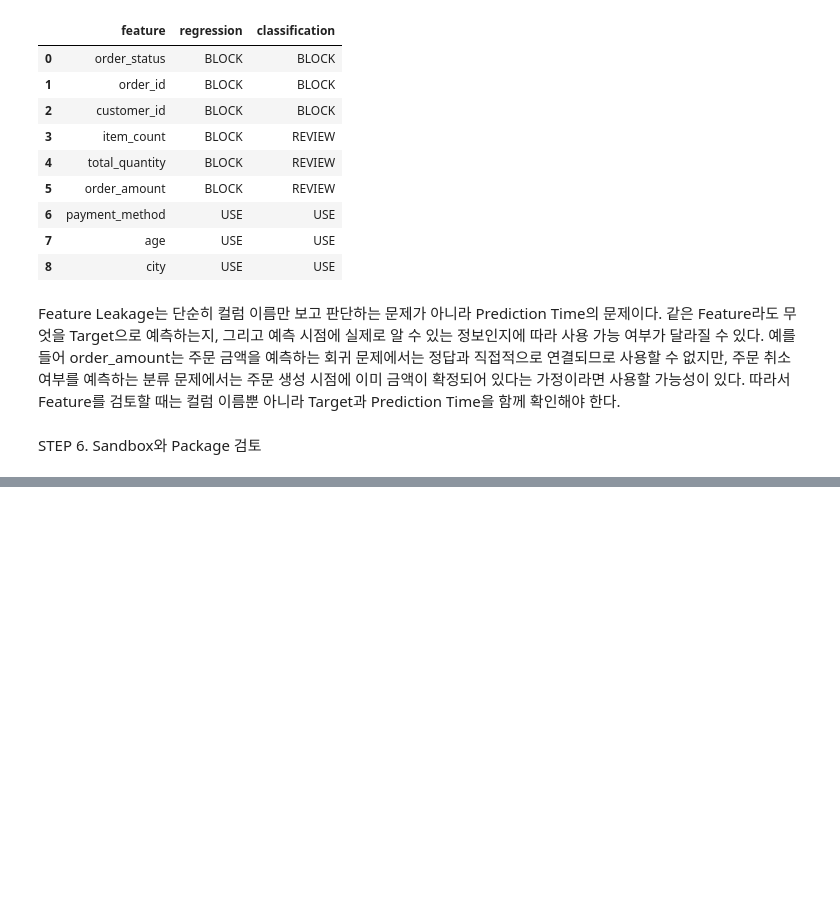
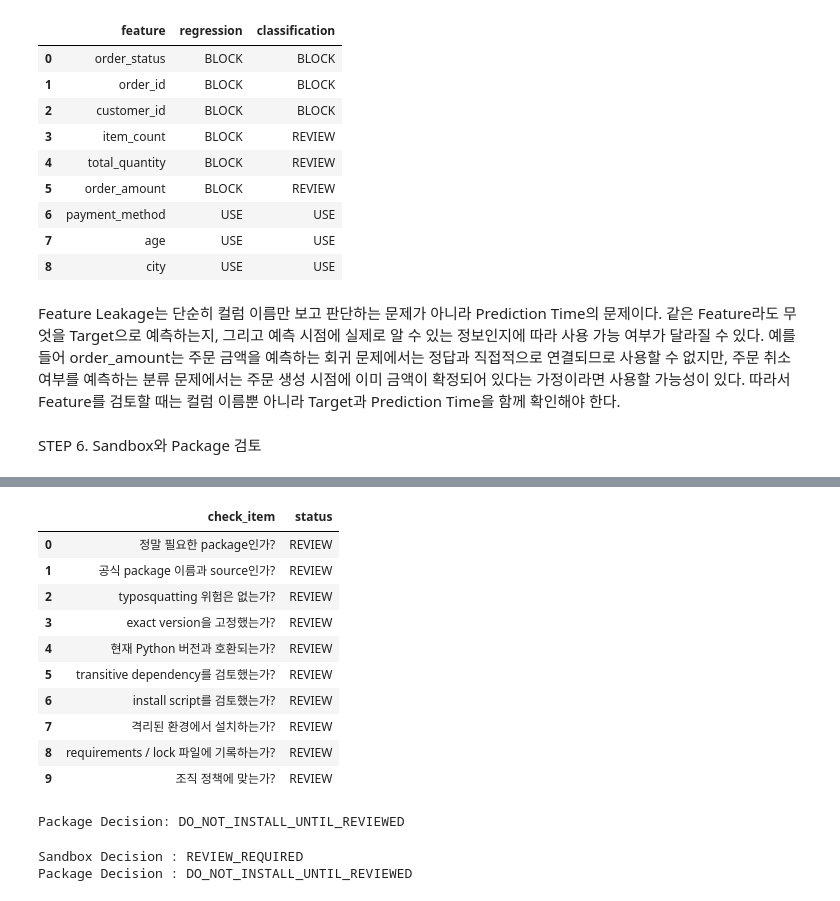
Before and after one commit to hiju200208-png/llm-data-analysis-course, a Jupyter notebook: chapter12/chapter12.ipynb, the cells around one changed output, grey strips where cells are left out. Drawn from its saved outputs; the diff is of its cells as text; code cells hidden in the pictures; blank space fills up the shorter version.

```diff
--- a/chapter12/chapter12.ipynb
+++ b/chapter12/chapter12.ipynb
@@ -1161,0 +1202,77 @@ STEP 6. Sandbox와 Package 검토
+# %%
+# STEP 6-2. Package 설치 검토 체크리스트
+
+package_checklist = pd.DataFrame({
+    "check_item": [
+        "정말 필요한 package인가?",
+        "공식 package 이름과 source인가?",
+        "typosquatting 위험은 없는가?",
+        "exact version을 고정했는가?",
+        "현재 Python 버전과 호환되는가?",
+        "transitive dependency를 검토했는가?",
+        "install script를 검토했는가?",
+        "격리된 환경에서 설치하는가?",
+        "requirements / lock 파일에 기록하는가?",
+        "조직 정책에 맞는가?",
+    ],
+    "status": [
+        "REVIEW",
+        "REVIEW",
+        "REVIEW",
+        "REVIEW",
+        "REVIEW",
+        "REVIEW",
+        "REVIEW",
+        "REVIEW",
+        "REVIEW",
+        "REVIEW",
+    ],
+})
+
+display(package_checklist)
+# %% [output]
+|  | check_item | status |
+| 0 | 정말 필요한 package인가? | REVIEW |
+| 1 | 공식 package 이름과 source인가? | REVIEW |
+| 2 | typosquatting 위험은 없는가? | REVIEW |
+| 3 | exact version을 고정했는가? | REVIEW |
+| 4 | 현재 Python 버전과 호환되는가? | REVIEW |
+| 5 | transitive dependency를 검토했는가? | REVIEW |
+| 6 | install script를 검토했는가? | REVIEW |
+| 7 | 격리된 환경에서 설치하는가? | REVIEW |
+| 8 | requirements / lock 파일에 기록하는가? | REVIEW |
+| 9 | 조직 정책에 맞는가? | REVIEW |
+# %%
+# Package 초기 결정
+
+package_decision = "DO_NOT_INSTALL_UNTIL_REVIEWED"
+
+print("Package Decision:", package_decision)
+# %% [output]
+Package Decision: DO_NOT_INSTALL_UNTIL_REVIEWED
+# %%
+# STEP 6-3. Sandbox + Package 최종 판정
+
+sandbox_has_review = (
+    sandbox_checklist["status"] == "REVIEW"
+).any()
+
+package_has_review = (
+    package_checklist["status"] == "REVIEW"
+).any()
+
+if sandbox_has_review:
+    sandbox_decision = "REVIEW_REQUIRED"
+else:
+    sandbox_decision = "PASS"
+
+if package_has_review:
+    package_decision = "DO_NOT_INSTALL_UNTIL_REVIEWED"
+else:
+    package_decision = "PASS"
+
+print("Sandbox Decision :", sandbox_decision)
+print("Package Decision :", package_decision)
+# %% [output]
+Sandbox Decision : REVIEW_REQUIRED
+Package Decision : DO_NOT_INSTALL_UNTIL_REVIEWED
```
Also changed, not shown: parts of 24 cells of this notebook, 1 other file.
